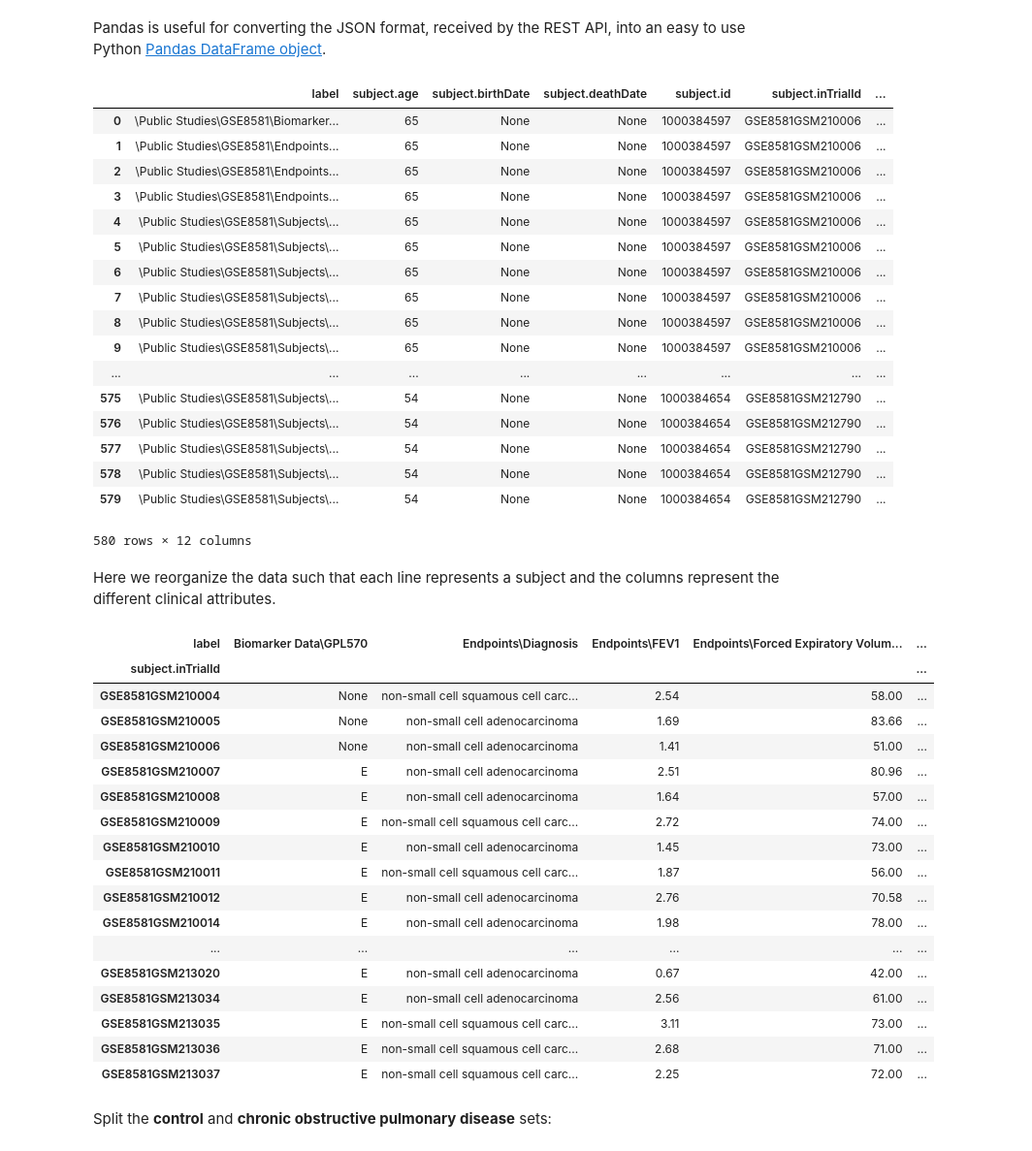
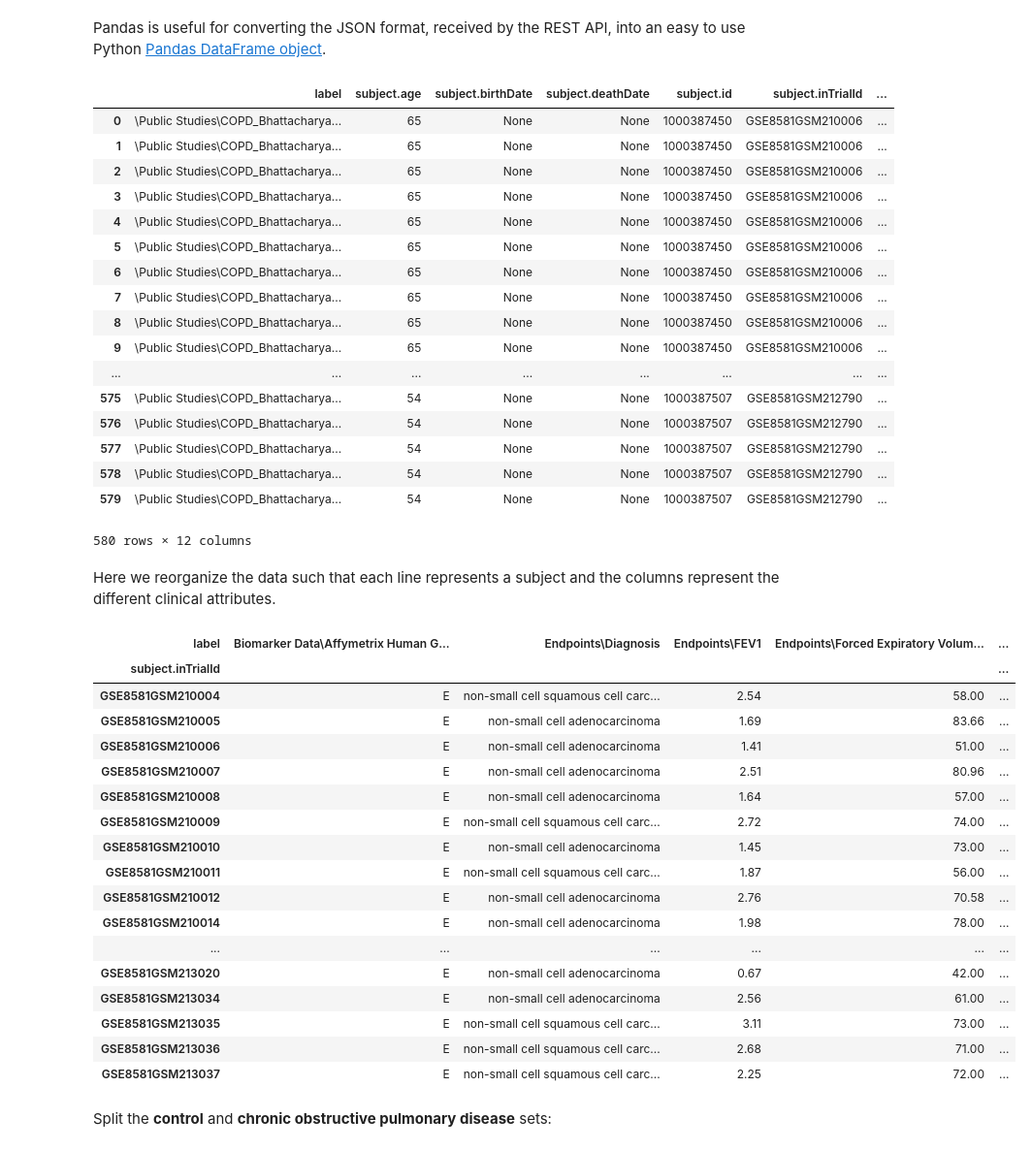
Before and after one commit to thehyve/transmart-api-client-py, a Jupyter notebook: EXERCISE 3 - pathways.ipynb, the cells around one changed output. Shown at 97% size. Saved outputs shown, nothing was run; the diff lists cells and outputs as text; code cells hidden in the pictures.

```diff
--- a/EXERCISE 3 - pathways.ipynb
+++ b/EXERCISE 3 - pathways.ipynb
@@ -10,8 +12,8 @@ import getpass
 from transmart_api import TransmartApi
 
 api = TransmartApi(
-    host = 'http://localhost:8080',
-    user = raw_input('Username:'),
+    host = 'http://postgres-demo.transmartfoundation.org',
+    user = input('Username:'),
     password = getpass.getpass('Password:'))
 
 api.access()
@@ -42,38 +44,38 @@ obs_df1 = json_normalize(obs)
 obs_df1
 # %% [output]
 |  | label | subject.age | subject.birthDate | subject.deathDate | subject.id | subject.inTrialId | ... |
-| 0 | \Public Studies\GSE8581\Biomarker... | 65 | None | None | 1000384597 | GSE8581GSM210006 | ... |
-| 1 | \Public Studies\GSE8581\Endpoints... | 65 | None | None | 1000384597 | GSE8581GSM210006 | ... |
-| 2 | \Public Studies\GSE8581\Endpoints... | 65 | None | None | 1000384597 | GSE8581GSM210006 | ... |
-| 3 | \Public Studies\GSE8581\Endpoints... | 65 | None | None | 1000384597 | GSE8581GSM210006 | ... |
-| 4 | \Public Studies\GSE8581\Subjects\... | 65 | None | None | 1000384597 | GSE8581GSM210006 | ... |
-| 5 | \Public Studies\GSE8581\Subjects\... | 65 | None | None | 1000384597 | GSE8581GSM210006 | ... |
-| 6 | \Public Studies\GSE8581\Subjects\... | 65 | None | None | 1000384597 | GSE8581GSM210006 | ... |
-| 7 | \Public Studies\GSE8581\Subjects\... | 65 | None | None | 1000384597 | GSE8581GSM210006 | ... |
-| 8 | \Public Studies\GSE8581\Subjects\... | 65 | None | None | 1000384597 | GSE8581GSM210006 | ... |
-| 9 | \Public Studies\GSE8581\Subjects\... | 65 | None | None | 1000384597 | GSE8581GSM210006 | ... |
+| 0 | \Public Studies\COPD_Bhattacharya... | 65 | None | None | 1000387450 | GSE8581GSM210006 | ... |
+| 1 | \Public Studies\COPD_Bhattacharya... | 65 | None | None | 1000387450 | GSE8581GSM210006 | ... |
+| 2 | \Public Studies\COPD_Bhattacharya... | 65 | None | None | 1000387450 | GSE8581GSM210006 | ... |
+| 3 | \Public Studies\COPD_Bhattacharya... | 65 | None | None | 1000387450 | GSE8581GSM210006 | ... |
+| 4 | \Public Studies\COPD_Bhattacharya... | 65 | None | None | 1000387450 | GSE8581GSM210006 | ... |
+| 5 | \Public Studies\COPD_Bhattacharya... | 65 | None | None | 1000387450 | GSE8581GSM210006 | ... |
+| 6 | \Public Studies\COPD_Bhattacharya... | 65 | None | None | 1000387450 | GSE8581GSM210006 | ... |
+| 7 | \Public Studies\COPD_Bhattacharya... | 65 | None | None | 1000387450 | GSE8581GSM210006 | ... |
+| 8 | \Public Studies\COPD_Bhattacharya... | 65 | None | None | 1000387450 | GSE8581GSM210006 | ... |
+| 9 | \Public Studies\COPD_Bhattacharya... | 65 | None | None | 1000387450 | GSE8581GSM210006 | ... |
 | ... | ... | ... | ... | ... | ... | ... | ... |
-| 575 | \Public Studies\GSE8581\Subjects\... | 54 | None | None | 1000384654 | GSE8581GSM212790 | ... |
-| 576 | \Public Studies\GSE8581\Subjects\... | 54 | None | None | 1000384654 | GSE8581GSM212790 | ... |
-| 577 | \Public Studies\GSE8581\Subjects\... | 54 | None | None | 1000384654 | GSE8581GSM212790 | ... |
-| 578 | \Public Studies\GSE8581\Subjects\... | 54 | None | None | 1000384654 | GSE8581GSM212790 | ... |
-| 579 | \Public Studies\GSE8581\Subjects\... | 54 | None | None | 1000384654 | GSE8581GSM212790 | ... |
+| 575 | \Public Studies\COPD_Bhattacharya... | 54 | None | None | 1000387507 | GSE8581GSM212790 | ... |
+| 576 | \Public Studies\COPD_Bhattacharya... | 54 | None | None | 1000387507 | GSE8581GSM212790 | ... |
+| 577 | \Public Studies\COPD_Bhattacharya... | 54 | None | None | 1000387507 | GSE8581GSM212790 | ... |
+| 578 | \Public Studies\COPD_Bhattacharya... | 54 | None | None | 1000387507 | GSE8581GSM212790 | ... |
+| 579 | \Public Studies\COPD_Bhattacharya... | 54 | None | None | 1000387507 | GSE8581GSM212790 | ... |
 580 rows × 12 columns
 # %% [markdown]
 Here we reorganize the data such that each line represents a subject and the columns represent the different clinical attributes.
 # %%
 obs_df2 = obs_df1.pivot(index = 'subject.inTrialId', columns = 'label', values = 'value')
 obs_df3 = obs_df2.convert_objects()
 obs_df4 = obs_df3.rename(
-    columns = lambda c: c.replace('\Public Studies\GSE8581\\', '')[:-1],
+    columns = lambda c: c.replace('\Public Studies\COPD_Bhattacharya_GSE8581\\', '')[:-1],
     inplace = False)
 obs_df4
 # %% [output]
-| label | Biomarker Data\GPL570 | Endpoints\Diagnosis | Endpoints\FEV1 | Endpoints\Forced Expiratory Volum... | ... |
+| label | Biomarker Data\Affymetrix Human G... | Endpoints\Diagnosis | Endpoints\FEV1 | Endpoints\Forced Expiratory Volum... | ... |
 | subject.inTrialId |  |  |  |  | ... |
-| GSE8581GSM210004 | None | non-small cell squamous cell carc... | 2.54 | 58.00 | ... |
-| GSE8581GSM210005 | None | non-small cell adenocarcinoma | 1.69 | 83.66 | ... |
-| GSE8581GSM210006 | None | non-small cell adenocarcinoma | 1.41 | 51.00 | ... |
+| GSE8581GSM210004 | E | non-small cell squamous cell carc... | 2.54 | 58.00 | ... |
+| GSE8581GSM210005 | E | non-small cell adenocarcinoma | 1.69 | 83.66 | ... |
+| GSE8581GSM210006 | E | non-small cell adenocarcinoma | 1.41 | 51.00 | ... |
 | GSE8581GSM210007 | E | non-small cell adenocarcinoma | 2.51 | 80.96 | ... |
 | GSE8581GSM210008 | E | non-small cell adenocarcinoma | 1.64 | 57.00 | ... |
 | GSE8581GSM210009 | E | non-small cell squamous cell carc... | 2.72 | 74.00 | ... |
```
Also changed, not shown: parts of 7 cells of this notebook.
